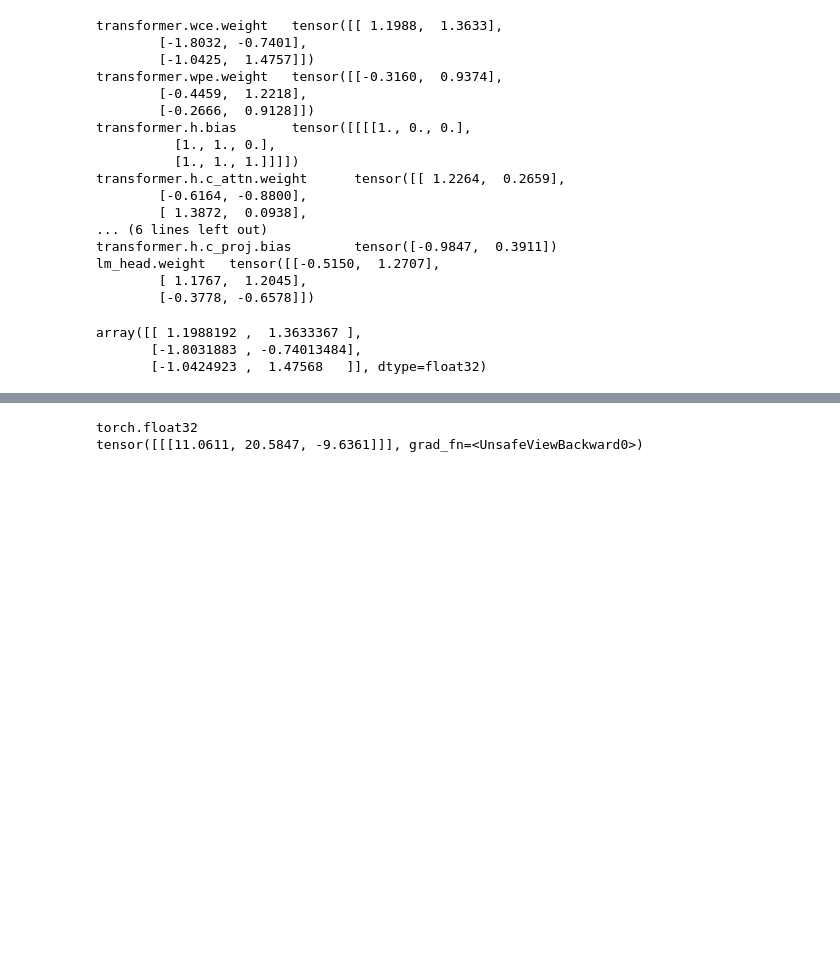
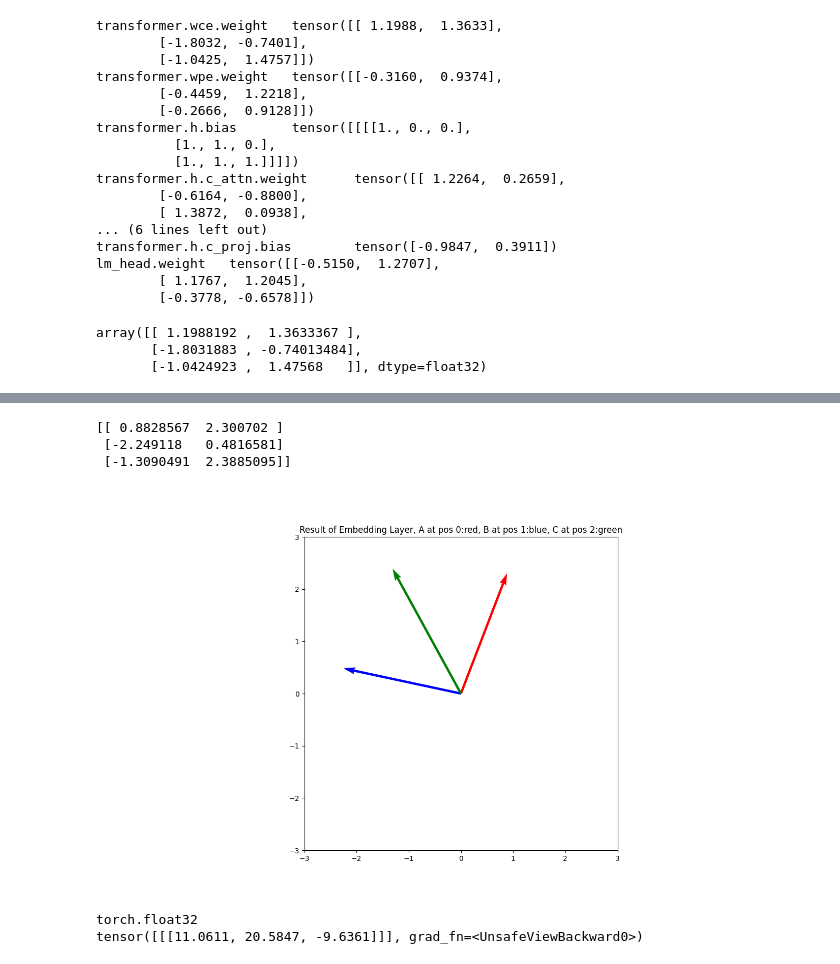
Before and after one commit to zvirgilio/Transformer-Interpretability, a Jupyter notebook: tiny_transformer_walkthrough.ipynb, the cells around one changed output, grey strips where cells are left out. Saved outputs shown, nothing was run; the diff lists cells and outputs as text; code cells hidden in the pictures; blank space fills up the shorter version.

```diff
--- a/tiny_transformer_walkthrough.ipynb
+++ b/tiny_transformer_walkthrough.ipynb
@@ -204,3 +206,22 @@ plt.show()
+# %%
+emb_x1 = emb_weights + pos_weights
+print(emb_x1)
+plt.clf() #clear current figure in order to start a new one
+plt.plot(figsize = (14,8))
+plt.quiver(*origin, emb_x1[:,0], emb_x1[:,1], color=['r','b','g'], angles='xy', scale_units='xy', scale=1)
+# plt.xticks([])
+# plt.yticks([])
+plt.axis([-3,3,-3,3])
+ax = plt.gca()
+ax.set_aspect('equal', adjustable='box')
+plt.title('Result of Embedding Layer, A at pos 0:red, B at pos 1:blue, C at pos 2:green')
+
+plt.show()
+# %% [output]
+[[ 0.8828567  2.300702 ]
+ [-2.249118   0.4816581]
+ [-1.3090491  2.3885095]]
+[figure, added]
 # %%
 logits, loss= one_layer_model(torch.zeros((1,1), dtype=torch.long))
 print(logits.dtype)
```
Also changed, not shown: parts of 17 cells of this notebook, 7 other files.
